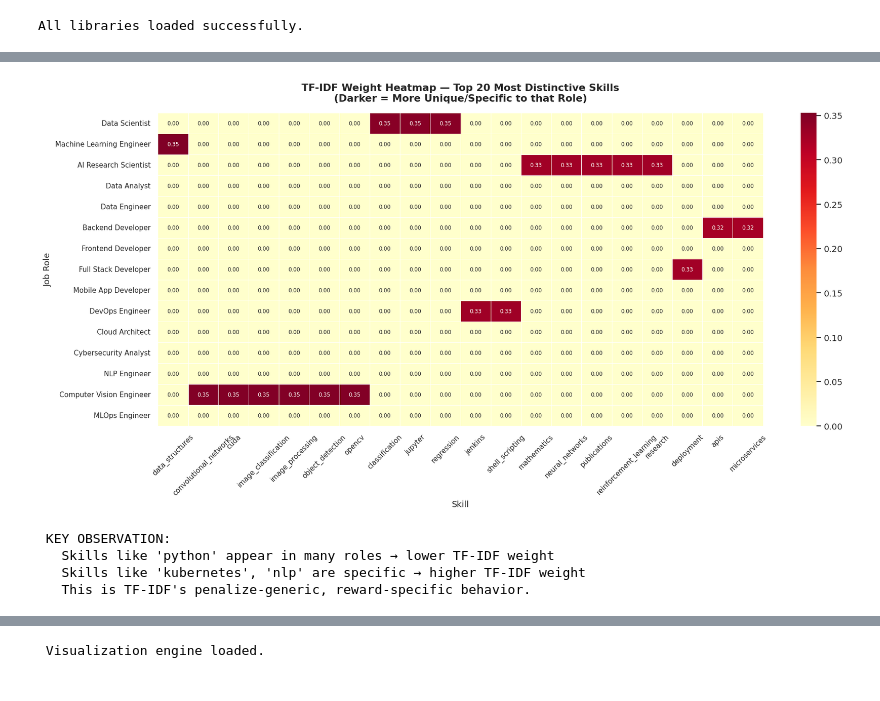
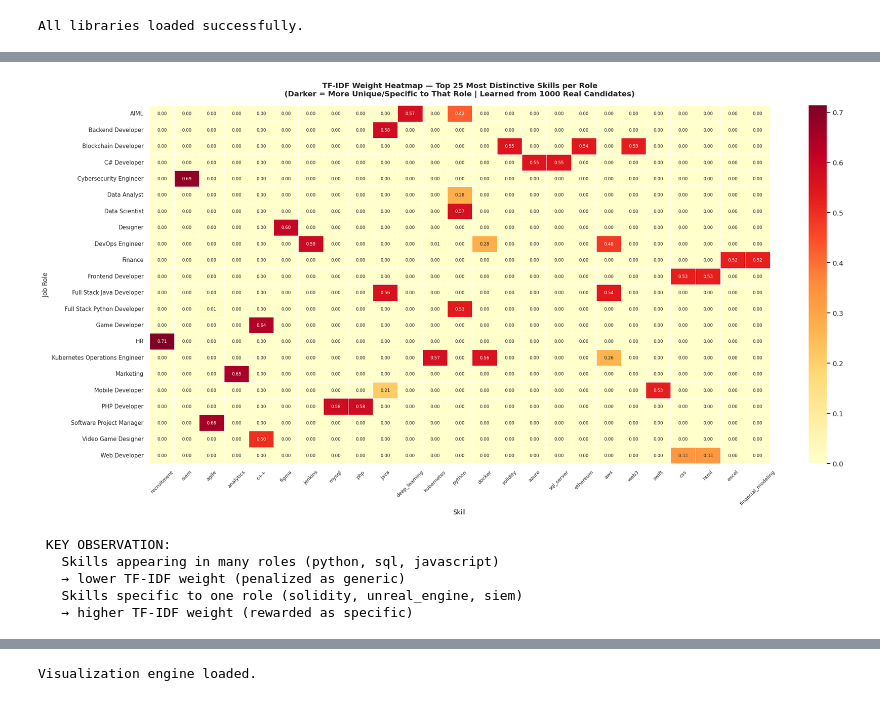
Before and after one commit to kashafkamran/decodelabs-ai-internship, a Jupyter notebook: DecodeLabs_P3_TechStack_Recommender.ipynb, the cells around one changed output, grey strips where cells are left out. Saved outputs shown, nothing was run; the diff lists cells and outputs as text; code cells hidden in the pictures.

```diff
--- a/DecodeLabs_P3_TechStack_Recommender.ipynb
+++ b/DecodeLabs_P3_TechStack_Recommender.ipynb
@@ -258,55 +293,57 @@ TF-IDF matrix ready. Shape: (15, 112)
 # %%
-# VISUALIZATION 1: TF-IDF WEIGHT HEATMAP
+# VISUALIZATION 2: TF-IDF WEIGHT HEATMAP
 
-
-# Convert sparse matrix to dense for visualization
+# Convert to dense DataFrame
 tfidf_dense = pd.DataFrame(
     tfidf_matrix.toarray(),
-    index   = df_roles["Job Role"],
+    index   = role_profiles["job_role"],
     columns = vocabulary,
 )
 
-# Select top 20 most distinctive skills for readability
-top_skills = tfidf_dense.max(axis=0).nlargest(20).index
-tfidf_top  = tfidf_dense[top_skills]
+# Select top 25 most distinctive skills
+top_skills    = tfidf_dense.max(axis=0).nlargest(25).index
+tfidf_top     = tfidf_dense[top_skills]
 
-fig, ax = plt.subplots(figsize=(16, 8))
+fig, ax = plt.subplots(figsize=(20, 10))
 
 sns.heatmap(
     tfidf_top,
-    cmap        = "YlOrRd",
-    linewidths  = 0.3,
-    linecolor   = "white",
-    annot       = True,
-    fmt         = ".2f",
-    annot_kws   = {"size": 7},
-    ax          = ax,
+    cmap       = "YlOrRd",
+    linewidths = 0.3,
+    linecolor  = "white",
+    annot      = True,
+    fmt        = ".2f",
+    annot_kws  = {"size": 7},
+    ax         = ax,
 )
 
 ax.set_title(
-    "TF-IDF Weight Heatmap — Top 20 Most Distinctive Skills\n"
-    "(Darker = More Unique/Specific to that Role)",
-    fontsize=13, fontweight="bold", pad=15
+    "TF-IDF Weight Heatmap — Top 25 Most Distinctive Skills per Role\n"
+    "(Darker = More Unique/Specific to That Role | "
+    "Learned from 1000 Real Candidates)",
+    fontsize=12, fontweight="bold", pad=15
 )
-ax.set_xlabel("Skill",     fontsize=11)
-ax.set_ylabel("Job Role",  fontsize=11)
-ax.tick_params(axis="x", rotation=45, labelsize=9)
+ax.set_xlabel("Skill",    fontsize=10)
+ax.set_ylabel("Job Role", fontsize=10)
+ax.tick_params(axis="x", rotation=45, labelsize=8)
 ax.tick_params(axis="y", rotation=0,  labelsize=9)
 
 plt.tight_layout()
 plt.savefig("tfidf_heatmap.png", dpi=120, bbox_inches="tight")
 plt.show()
 
 print("\n KEY OBSERVATION:")
-print("   Skills like 'python' appear in many roles → lower TF-IDF weight")
-print("   Skills like 'kubernetes', 'nlp' are specific → higher TF-IDF weight")
-print("   This is TF-IDF's penalize-generic, reward-specific behavior.")
+print("   Skills appearing in many roles (python, sql, javascript)")
+print("   → lower TF-IDF weight (penalized as generic)")
+print("   Skills specific to one role (solidity, unreal_engine, siem)")
+print("   → higher TF-IDF weight (rewarded as specific)")
 # %% [output]
-[figure, old version]
+[figure, new version]
  KEY OBSERVATION:
-   Skills like 'python' appear in many roles → lower TF-IDF weight
-   Skills like 'kubernetes', 'nlp' are specific → higher TF-IDF weight
-   This is TF-IDF's penalize-generic, reward-specific behavior.
+   Skills appearing in many roles (python, sql, javascript)
+   → lower TF-IDF weight (penalized as generic)
+   Skills specific to one role (solidity, unreal_engine, siem)
+   → higher TF-IDF weight (rewarded as specific)
 # %%
 # THE CORE ENGINE: 4-STEP PIPELINE
 
```
Also changed, not shown: parts of 16 cells of this notebook.
